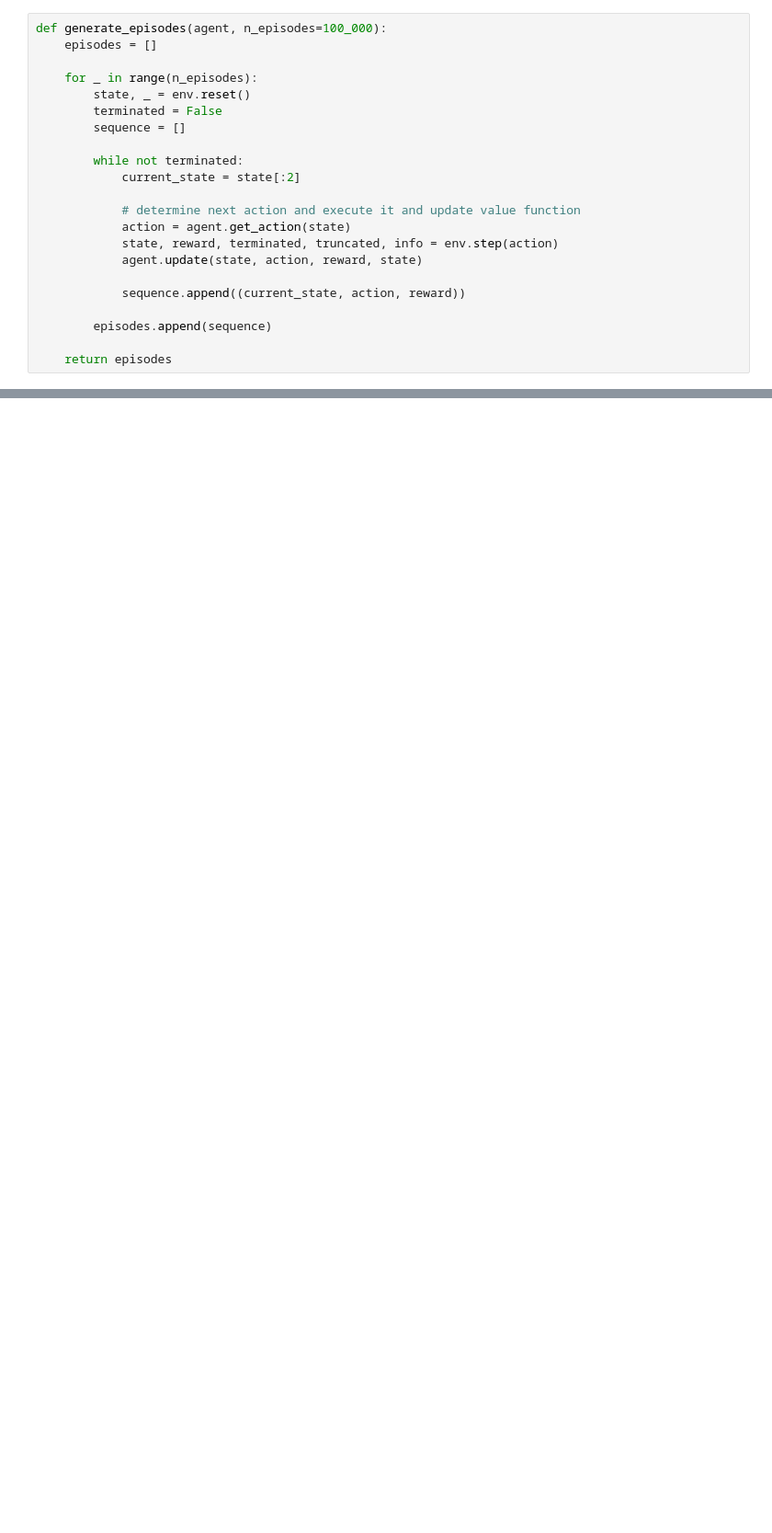
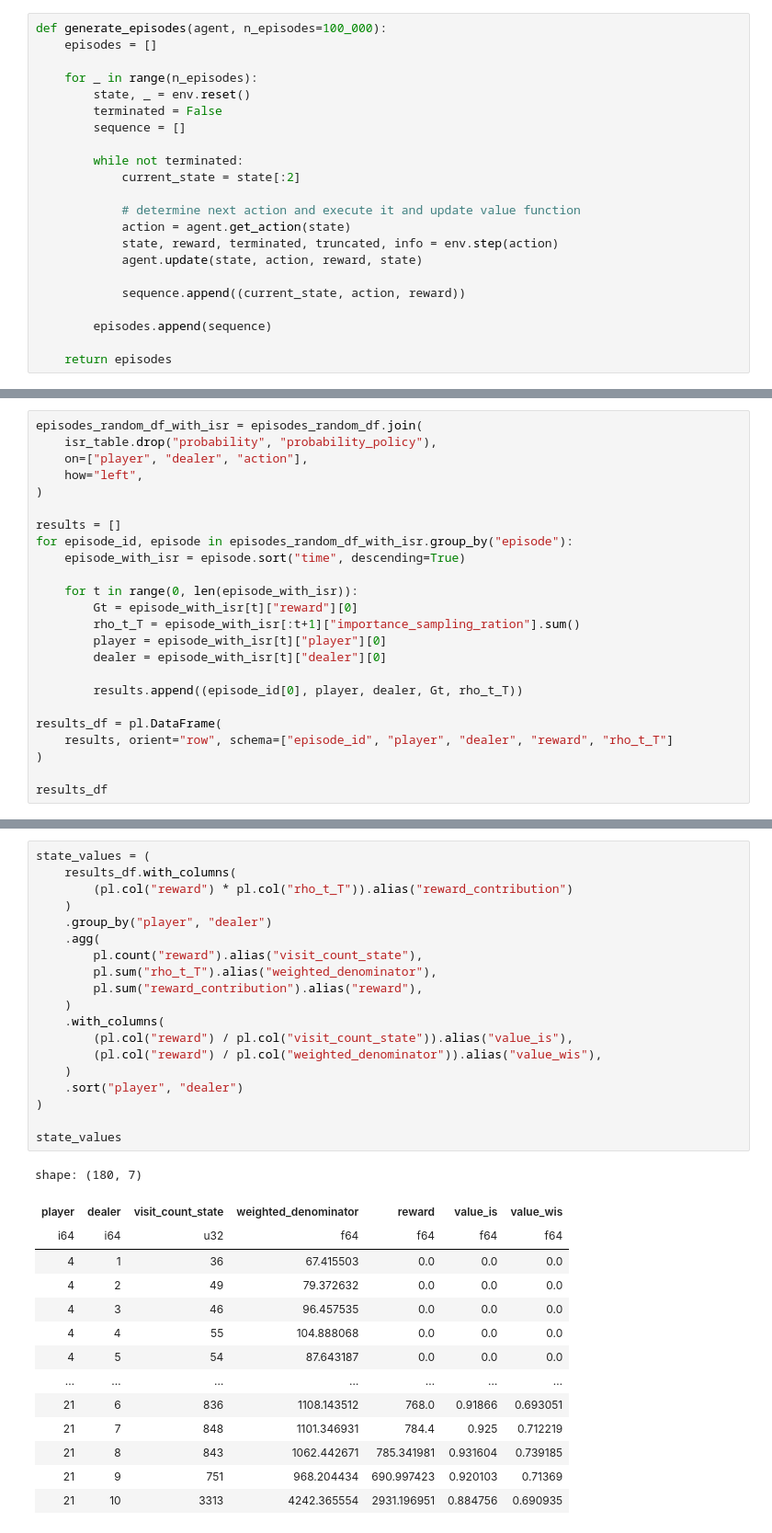
Before and after one commit to clemensfiedler/reinforcement_learning, a Jupyter notebook: src/blackjack.ipynb, the cells around one changed output, grey strips where cells are left out. Shown at 92% size. Cells and saved outputs as stored; diff of their text form; blank space fills up the shorter version.

```diff
--- a/src/blackjack.ipynb
+++ b/src/blackjack.ipynb
@@ -105,0 +214,24 @@ fig.show()
+# %%
+episodes_random_df_with_isr = episodes_random_df.join(
+    isr_table.drop("probability", "probability_policy"),
+    on=["player", "dealer", "action"],
+    how="left",
+)
+
+results = []
+for episode_id, episode in episodes_random_df_with_isr.group_by("episode"):
+    episode_with_isr = episode.sort("time", descending=True)
+
+    for t in range(0, len(episode_with_isr)):
+        Gt = episode_with_isr[t]["reward"][0]
+        rho_t_T = episode_with_isr[:t+1]["importance_sampling_ration"].sum()
+        player = episode_with_isr[t]["player"][0]
+        dealer = episode_with_isr[t]["dealer"][0]
+
+        results.append((episode_id[0], player, dealer, Gt, rho_t_T))
+
+results_df = pl.DataFrame(
+    results, orient="row", schema=["episode_id", "player", "dealer", "reward", "rho_t_T"]
+)
+
+results_df
@@ -106 +253,35 @@ fig.show()
+# %%
+state_values = (
+    results_df.with_columns(
+        (pl.col("reward") * pl.col("rho_t_T")).alias("reward_contribution")
+    )
+    .group_by("player", "dealer")
+    .agg(
+        pl.count("reward").alias("visit_count_state"),
+        pl.sum("rho_t_T").alias("weighted_denominator"),
+        pl.sum("reward_contribution").alias("reward"),
+    )
+    .with_columns(
+        (pl.col("reward") / pl.col("visit_count_state")).alias("value_is"),
+        (pl.col("reward") / pl.col("weighted_denominator")).alias("value_wis"),
+    )
+    .sort("player", "dealer")
+)
+
+state_values
+# %% [output]
+shape: (180, 7)
+| player | dealer | visit_count_state | weighted_denominator | reward | value_is | value_wis |
+| i64 | i64 | u32 | f64 | f64 | f64 | f64 |
+| 4 | 1 | 36 | 67.415503 | 0.0 | 0.0 | 0.0 |
+| 4 | 2 | 49 | 79.372632 | 0.0 | 0.0 | 0.0 |
+| 4 | 3 | 46 | 96.457535 | 0.0 | 0.0 | 0.0 |
+| 4 | 4 | 55 | 104.888068 | 0.0 | 0.0 | 0.0 |
+| 4 | 5 | 54 | 87.643187 | 0.0 | 0.0 | 0.0 |
+| … | … | … | … | … | … | … |
+| 21 | 6 | 836 | 1108.143512 | 768.0 | 0.91866 | 0.693051 |
+| 21 | 7 | 848 | 1101.346931 | 784.4 | 0.925 | 0.712219 |
+| 21 | 8 | 843 | 1062.442671 | 785.341981 | 0.931604 | 0.739185 |
+| 21 | 9 | 751 | 968.204434 | 690.997423 | 0.920103 | 0.71369 |
+| 21 | 10 | 3313 | 4242.365554 | 2931.196951 | 0.884756 | 0.690935 |
 # %%
```
Also changed, not shown: parts of 19 cells of this notebook, 2 other files.
